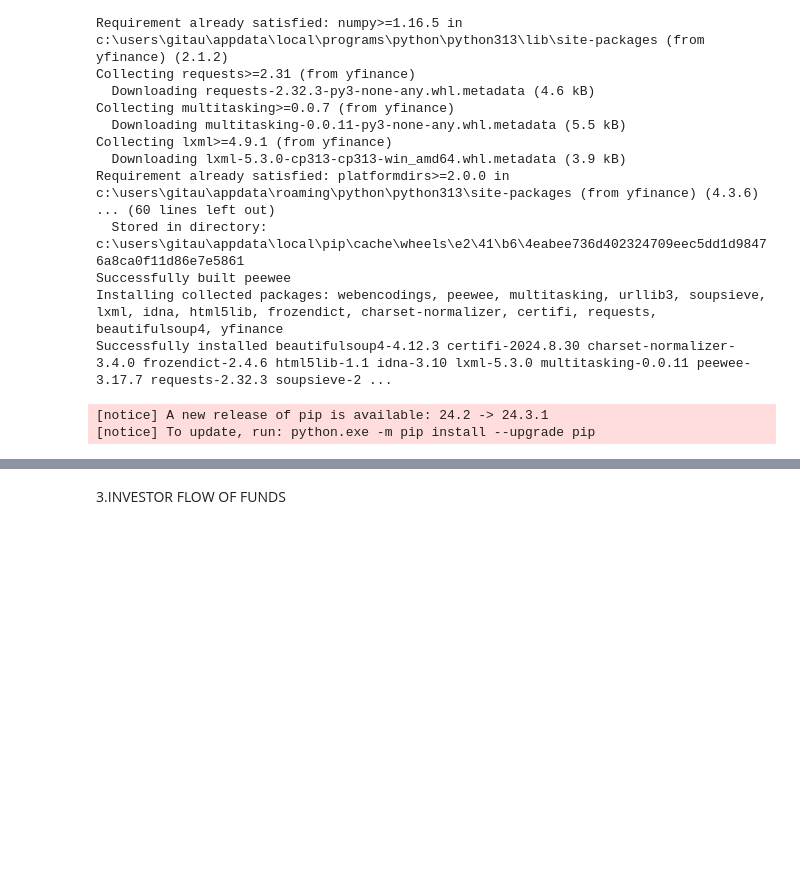
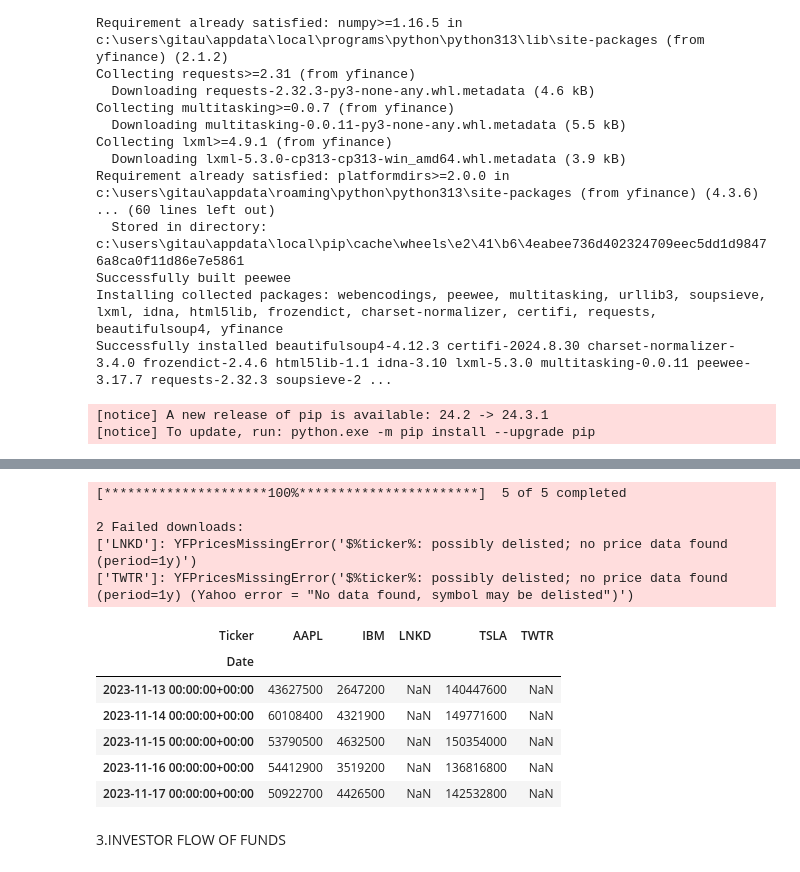
Before and after one commit to gitaukamau/pydata, a Jupyter notebook: pdweeklyprj.ipynb, the cells around one changed output, grey strips where cells are left out. Cells and saved outputs as stored; diff of their text form; code cells hidden in the pictures; blank space fills up the shorter version.

```diff
--- a/pdweeklyprj.ipynb
+++ b/pdweeklyprj.ipynb
@@ -175,6 +178,21 @@ stocks =
 #To learn more about the Panel structure go to documentation
 # %%
 # Good, now we know the data avaiable. Create a dataFrame called vol, with the Volume values.
+vol = yf.download(stocks,period = '1y')['Volume']
+vol.head()
+# %% [output]
+[*********************100%***********************]  5 of 5 completed
+
+2 Failed downloads:
+['LNKD']: YFPricesMissingError('$%ticker%: possibly delisted; no price data found  (period=1y)')
+['TWTR']: YFPricesMissingError('$%ticker%: possibly delisted; no price data found  (period=1y) (Yahoo error = "No data found, symbol may be delisted")')
+| Ticker | AAPL | IBM | LNKD | TSLA | TWTR |
+| Date |  |  |  |  |  |
+| 2023-11-13 00:00:00+00:00 | 43627500 | 2647200 | NaN | 140447600 | NaN |
+| 2023-11-14 00:00:00+00:00 | 60108400 | 4321900 | NaN | 149771600 | NaN |
+| 2023-11-15 00:00:00+00:00 | 53790500 | 4632500 | NaN | 150354000 | NaN |
+| 2023-11-16 00:00:00+00:00 | 54412900 | 3519200 | NaN | 136816800 | NaN |
+| 2023-11-17 00:00:00+00:00 | 50922700 | 4426500 | NaN | 142532800 | NaN |
 # %% [markdown]
 3.INVESTOR FLOW OF FUNDS
 # %%
```
Also changed, not shown: parts of 3 cells of this notebook, 2 other files.
